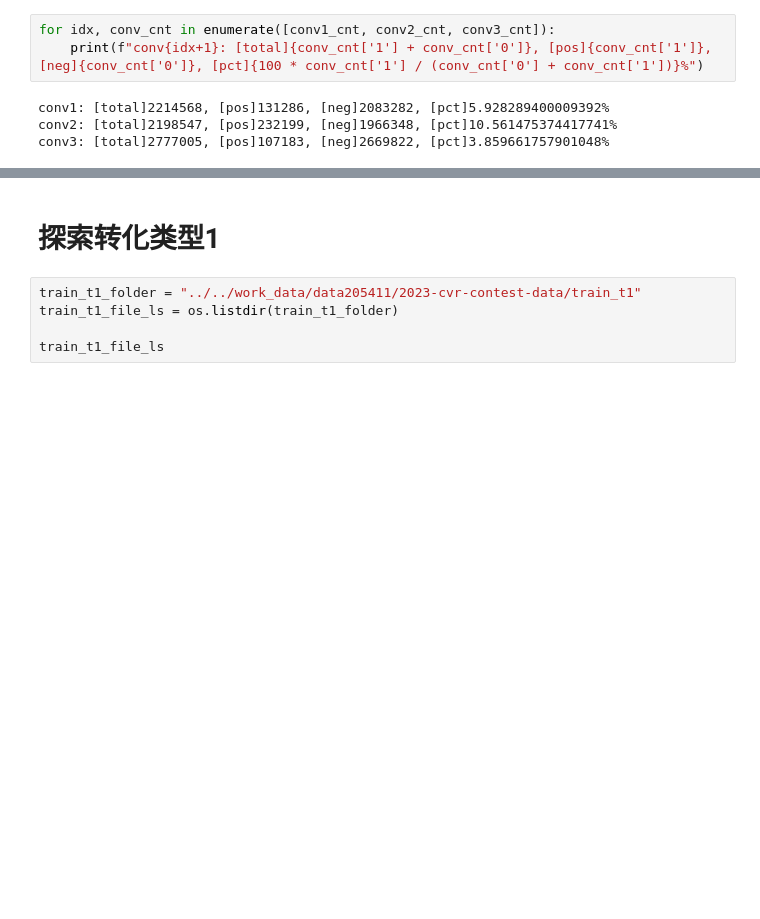
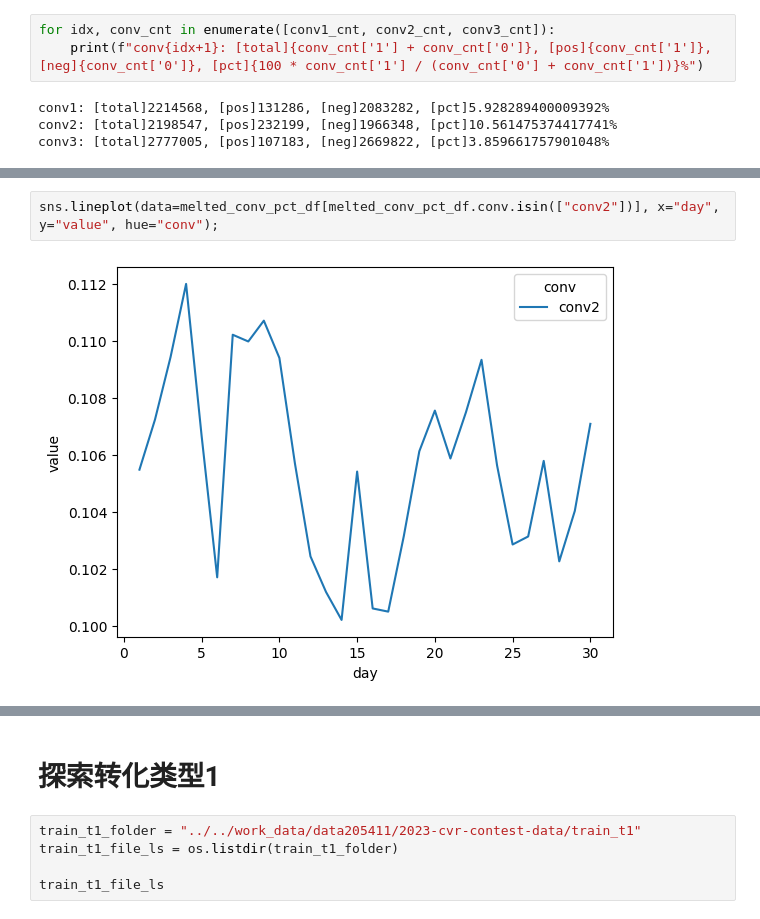
Before and after one commit to makwingchi/conversion-rate-prediction, a Jupyter notebook: PaddleDynamic/jupyter/feature_eng.ipynb, the cells around one changed output, grey strips where cells are left out. Drawn from its saved outputs; the diff is of its cells as text; blank space fills up the shorter version.

```diff
--- a/PaddleDynamic/jupyter/feature_eng.ipynb
+++ b/PaddleDynamic/jupyter/feature_eng.ipynb
@@ -758,0 +919,4 @@ conv3: [total]2777005, [pos]107183, [neg]2669822, [pct]3.859661757901048%
+# %%
+sns.lineplot(data=melted_conv_pct_df[melted_conv_pct_df.conv.isin(["conv2"])], x="day", y="value", hue="conv");
+# %% [output]
+[figure, added]
```
Also changed, not shown: parts of 34 cells of this notebook, 1 other file.
